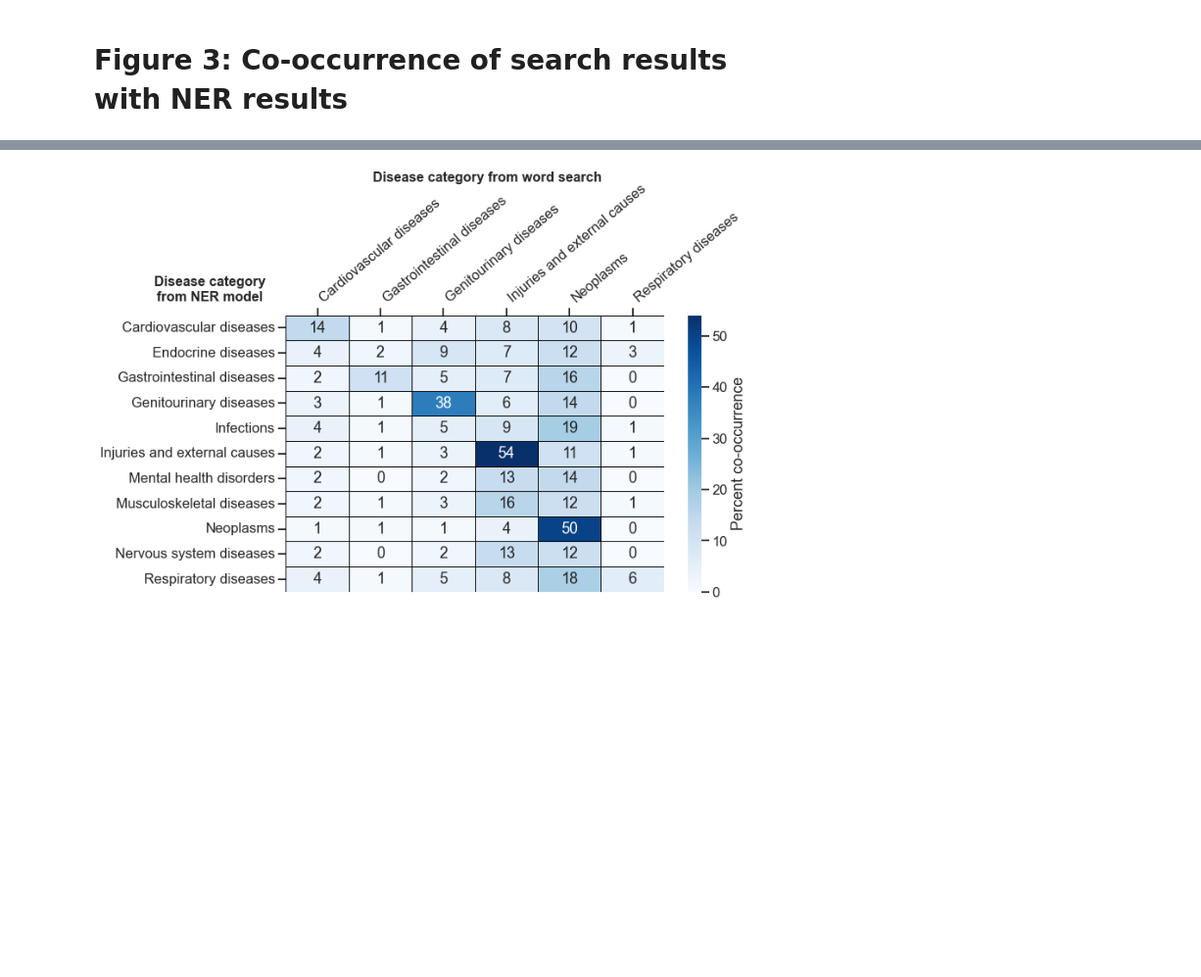
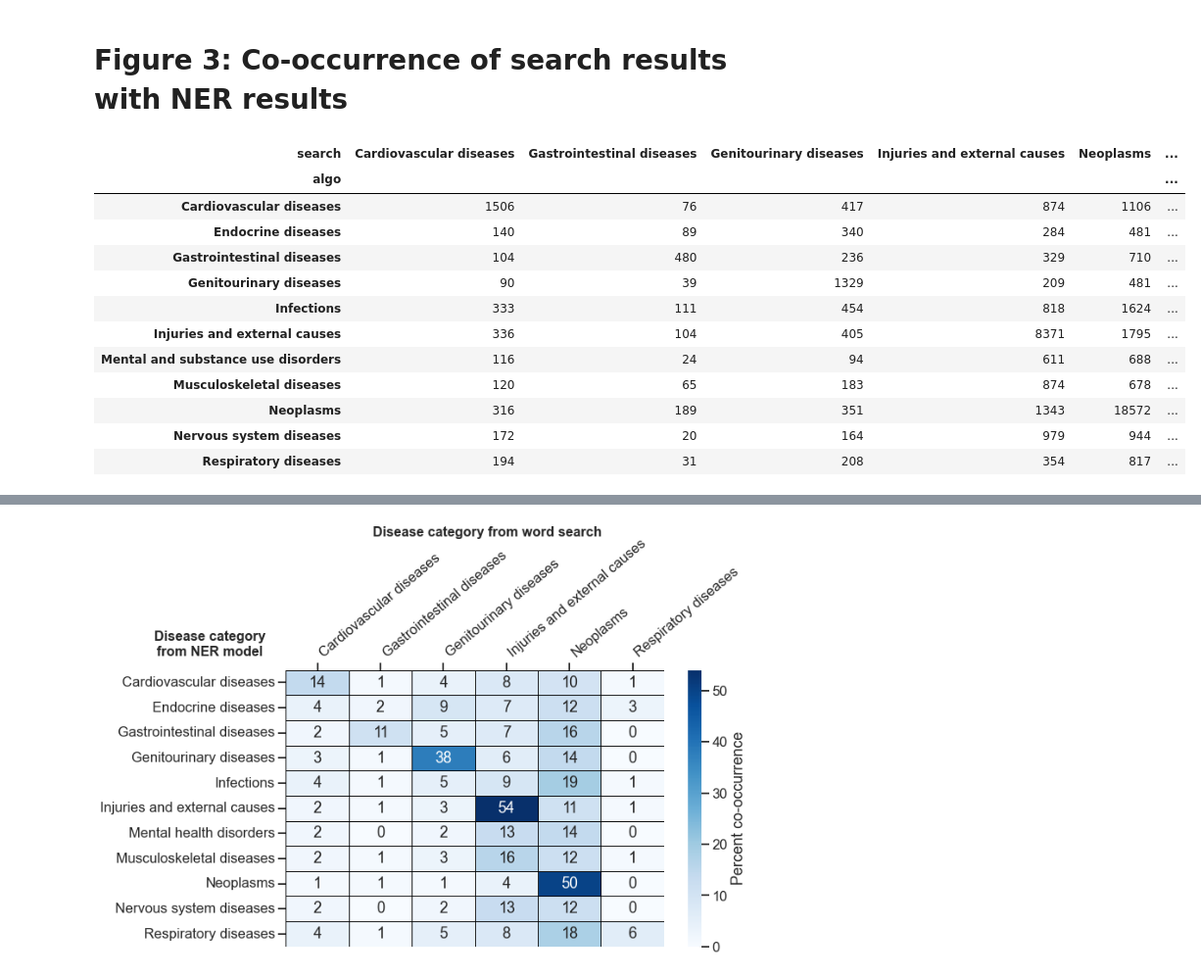
Before and after one commit to sdoerstling/medical_crowdfunding, a Jupyter notebook: code/10-evaluation_and_analysis.ipynb, the cells around one changed output, grey strips where cells are left out. Shown: that part at 98% size. Cells and saved outputs as stored; diff of their text form; code cells hidden in the pictures; blank space fills up the shorter version.

```diff
--- a/code/10-evaluation_and_analysis.ipynb
+++ b/code/10-evaluation_and_analysis.ipynb
@@ -1109,6 +1156,22 @@ crosstab = pd.crosstab(coocc_merge['search'], coocc_merge['algo'])
 #save crosstab columns
 crosstab =  crosstab.T
 crosstab_columns = crosstab.columns.tolist()
+# %%
+crosstab
+# %% [output]
+| search | Cardiovascular diseases | Gastrointestinal diseases | Genitourinary diseases | Injuries and external causes | Neoplasms | ... |
+| algo |  |  |  |  |  | ... |
+| Cardiovascular diseases | 1506 | 76 | 417 | 874 | 1106 | ... |
+| Endocrine diseases | 140 | 89 | 340 | 284 | 481 | ... |
+| Gastrointestinal diseases | 104 | 480 | 236 | 329 | 710 | ... |
+| Genitourinary diseases | 90 | 39 | 1329 | 209 | 481 | ... |
+| Infections | 333 | 111 | 454 | 818 | 1624 | ... |
+| Injuries and external causes | 336 | 104 | 405 | 8371 | 1795 | ... |
+| Mental and substance use disorders | 116 | 24 | 94 | 611 | 688 | ... |
+| Musculoskeletal diseases | 120 | 65 | 183 | 874 | 678 | ... |
+| Neoplasms | 316 | 189 | 351 | 1343 | 18572 | ... |
+| Nervous system diseases | 172 | 20 | 164 | 979 | 944 | ... |
+| Respiratory diseases | 194 | 31 | 208 | 354 | 817 | ... |
 # %%
 ct = crosstab.reset_index()
 ct.rename(columns={'algo':'cat'}, inplace=True)
```
Also changed, not shown: parts of 15 cells of this notebook, 1 other file.
